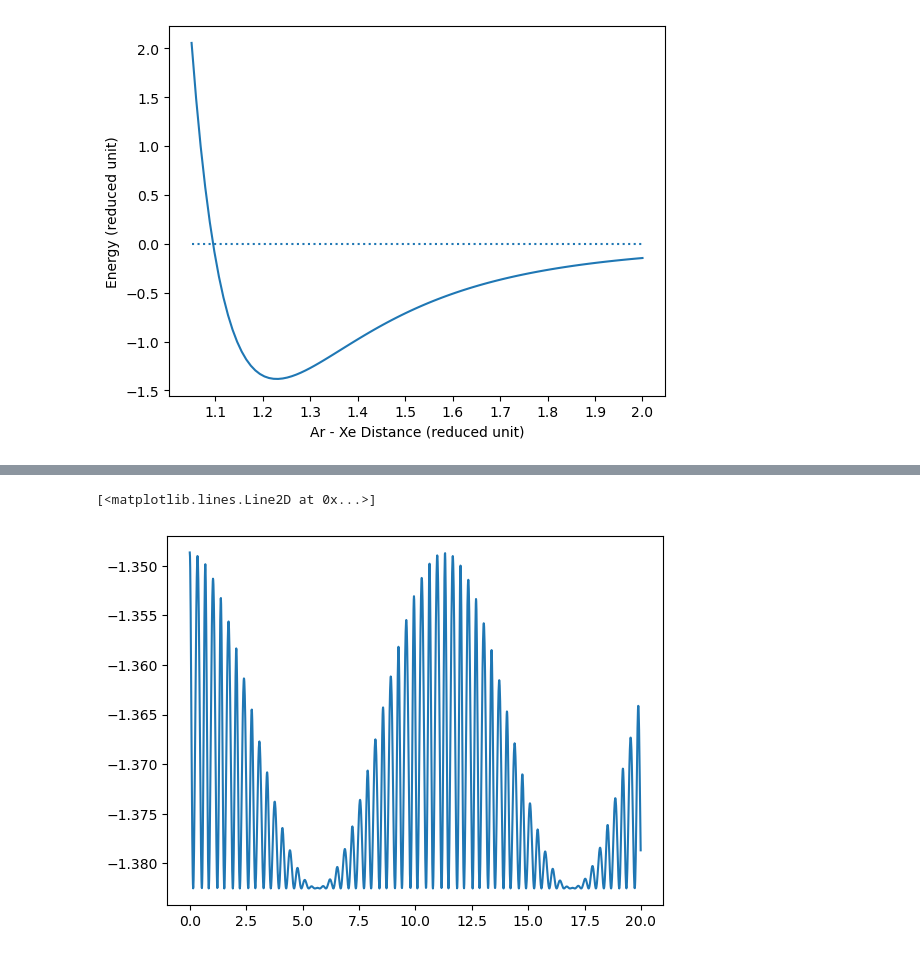
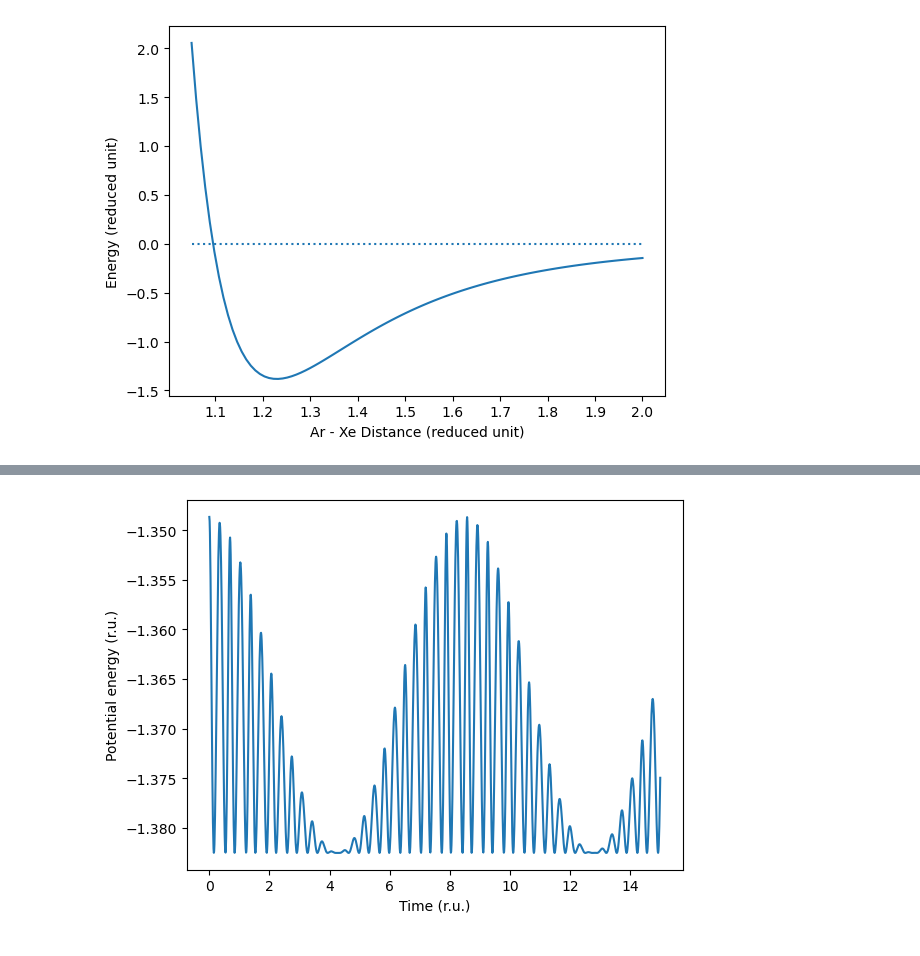
Before and after one commit to RibeiroGroup/Molecular-Dynamics-for-CIS, a Jupyter notebook: src/polariton.ipynb, the cells around one changed output, grey strips where cells are left out. Cells and saved outputs as stored; diff of their text form; code cells hidden in the pictures.

```diff
--- a/src/polariton.ipynb
+++ b/src/polariton.ipynb
@@ -240,15 +245,17 @@ ax.plot(
 # %%
-atoms = single_mode_result_dict[30]['atoms']
+atoms = single_mode_result_dict[40]['atoms']
 
 fig,ax = plt.subplots()
 
 ax.plot(
-    atoms.observable['t'][:2000],
-    atoms.observable['potential'][:2000]
+    atoms.observable['t'][:1500],
+    atoms.observable['potential'][:1500]
 )
+ax.set_xlabel('Time (r.u.)')
+ax.set_ylabel('Potential energy (r.u.)')
+fig.savefig('figure/presentation/strong potential.jpeg',dpi = 600, bbox_inches='tight')
 # %% [output]
-[<matplotlib.lines.Line2D at 0x...>]
-[figure, old version]
+[figure, new version]
 # %%
 Lxy
 # %%
```
Also changed, not shown: parts of 2 cells of this notebook, 7 other files.
